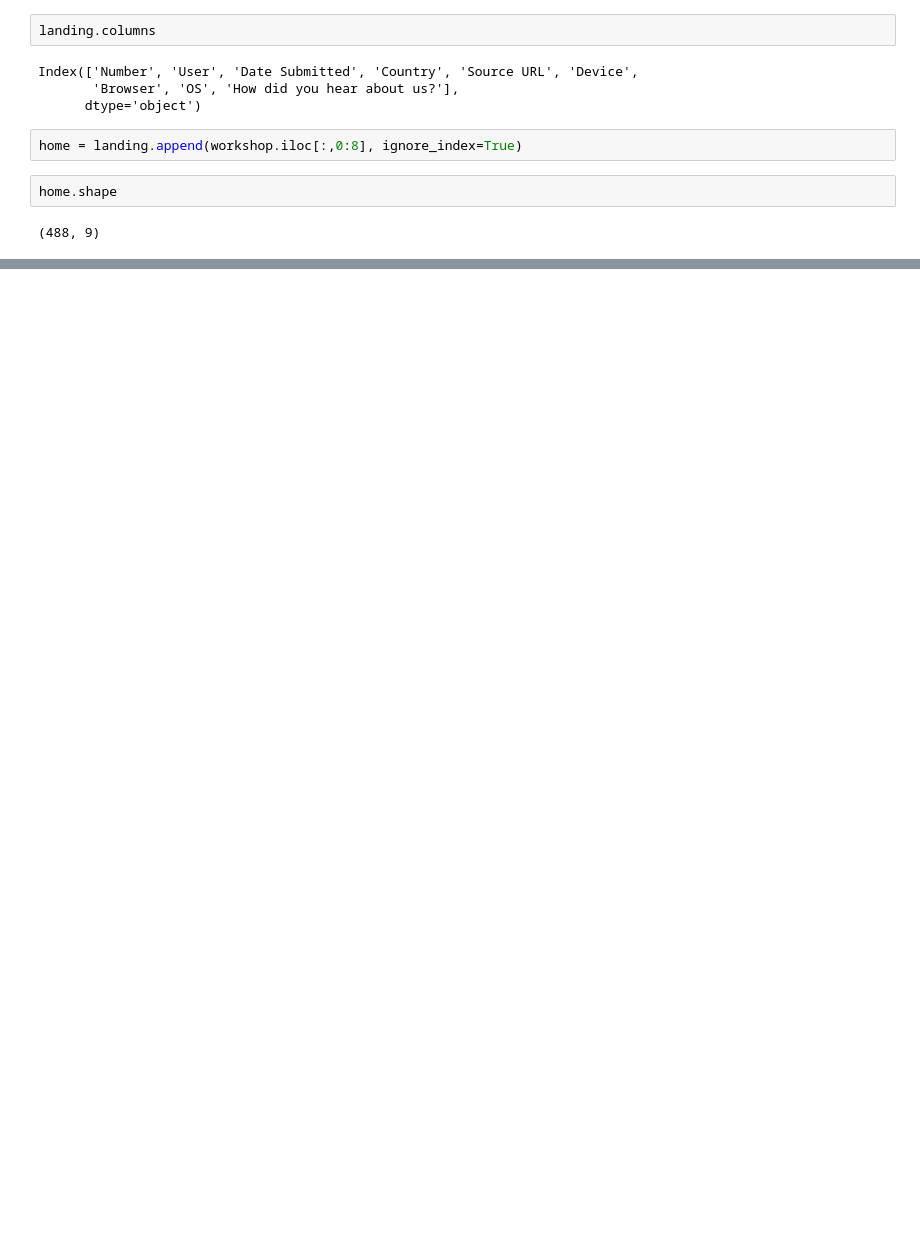
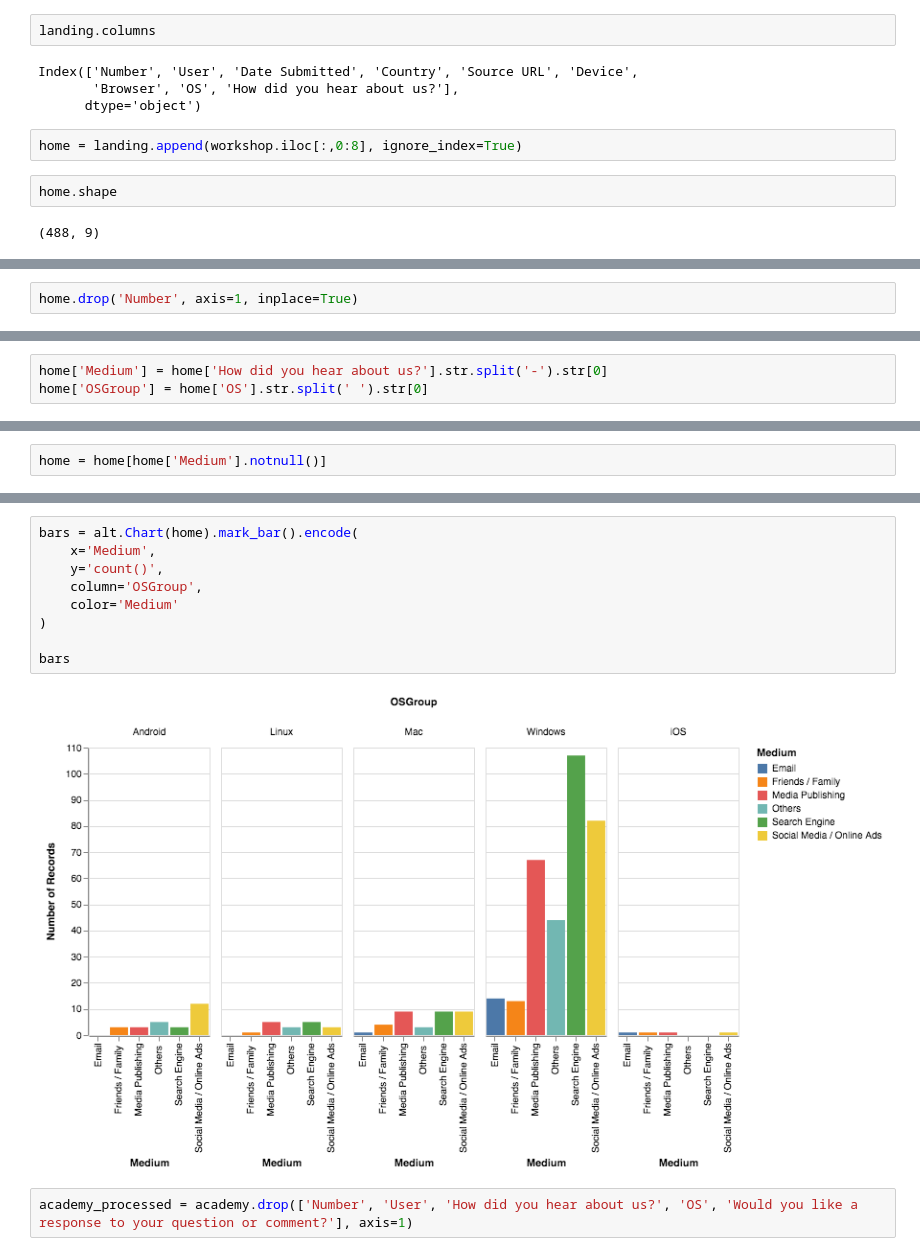
Before and after one commit to onlyphantom/WebAnalytics, a Jupyter notebook: panda_lecture.ipynb, the cells around one changed output, grey strips where cells are left out. Saved outputs shown, nothing was run; the diff lists cells and outputs as text; blank space fills up the shorter version.

```diff
--- a/panda_lecture.ipynb
+++ b/panda_lecture.ipynb
@@ -38,0 +56,2 @@ home.shape
+# %%
+home.drop('Number', axis=1, inplace=True)
@@ -38,0 +84,3 @@ home.shape
+# %%
+home['Medium'] = home['How did you hear about us?'].str.split('-').str[0]
+home['OSGroup'] = home['OS'].str.split(' ').str[0]
@@ -38,0 +109,2 @@ home.shape
+# %%
+home = home[home['Medium'].notnull()]
@@ -38,0 +135,13 @@ home.shape
+# %%
+bars = alt.Chart(home).mark_bar().encode(
+    x='Medium',
+    y='count()',
+    column='OSGroup',
+    color='Medium'
+)
+
+bars
+# %% [output]
+[figure, added]
+# %%
+academy_processed = academy.drop(['Number', 'User', 'How did you hear about us?', 'OS', 'Would you like a response to your question or comment?'], axis=1)
```
Also changed, not shown: parts of 14 cells of this notebook, 1 other file.
